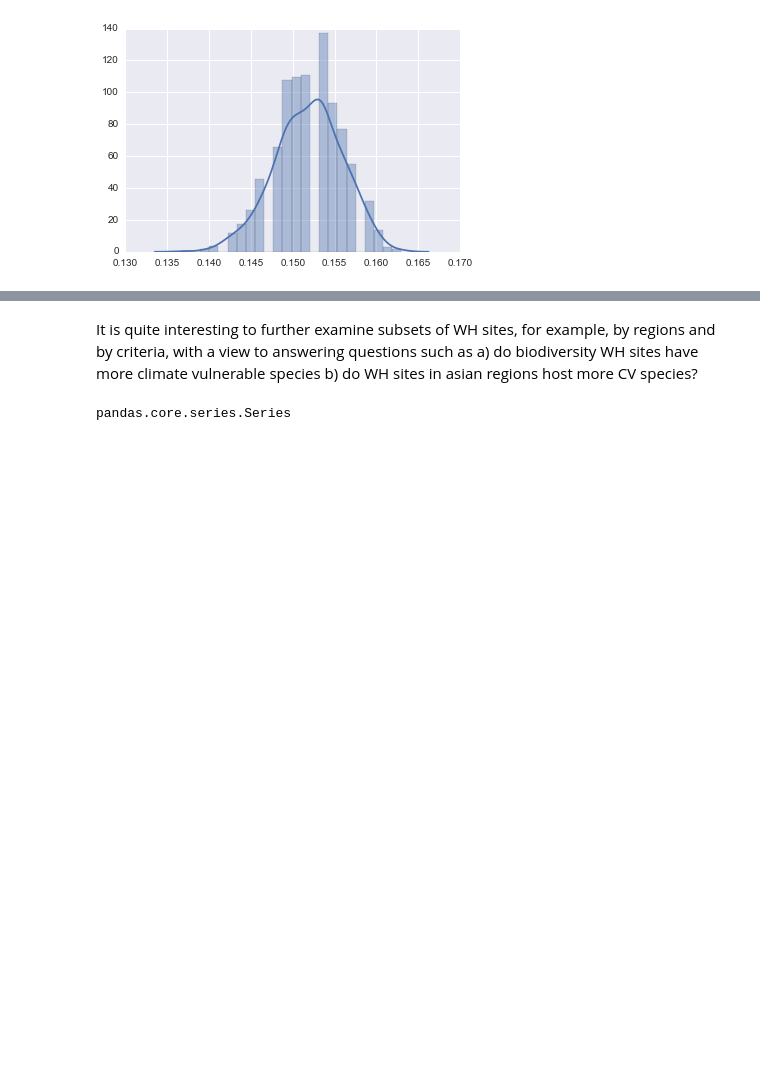
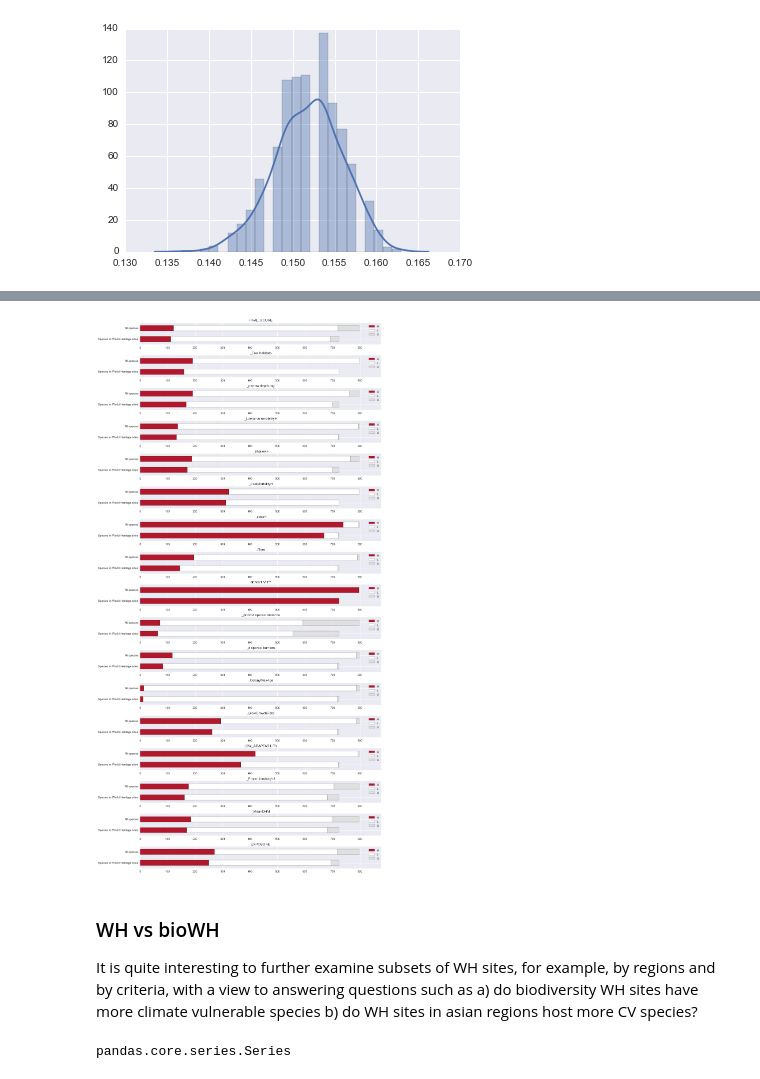
Before and after one commit to Yichuans/climate-vulnerable-wh, a Jupyter notebook: workspace.ipynb, the cells around one changed output, grey strips where cells are left out. Saved outputs shown, nothing was run; the diff lists cells and outputs as text; code cells hidden in the pictures; blank space fills up the shorter version.

```diff
--- a/workspace.ipynb
+++ b/workspace.ipynb
@@ -957,4 +1016,10 @@ sns.distplot(test_c)
+# %%
+# coral
+plot_comparison(coral_selected, coral_unique, c_columns);
+# %% [output]
+[figure, added]
 # %% [markdown]
+### WH vs bioWH
 It is quite interesting to further examine subsets of WH sites, for example, by regions and by criteria, with a view to answering questions such as a) do biodiversity WH sites have more climate vulnerable species b) do WH sites in asian regions host more CV species?
 # %%
 type(amp_selected.crit)
```
Also changed, not shown: parts of 26 cells of this notebook, 1 other file.
